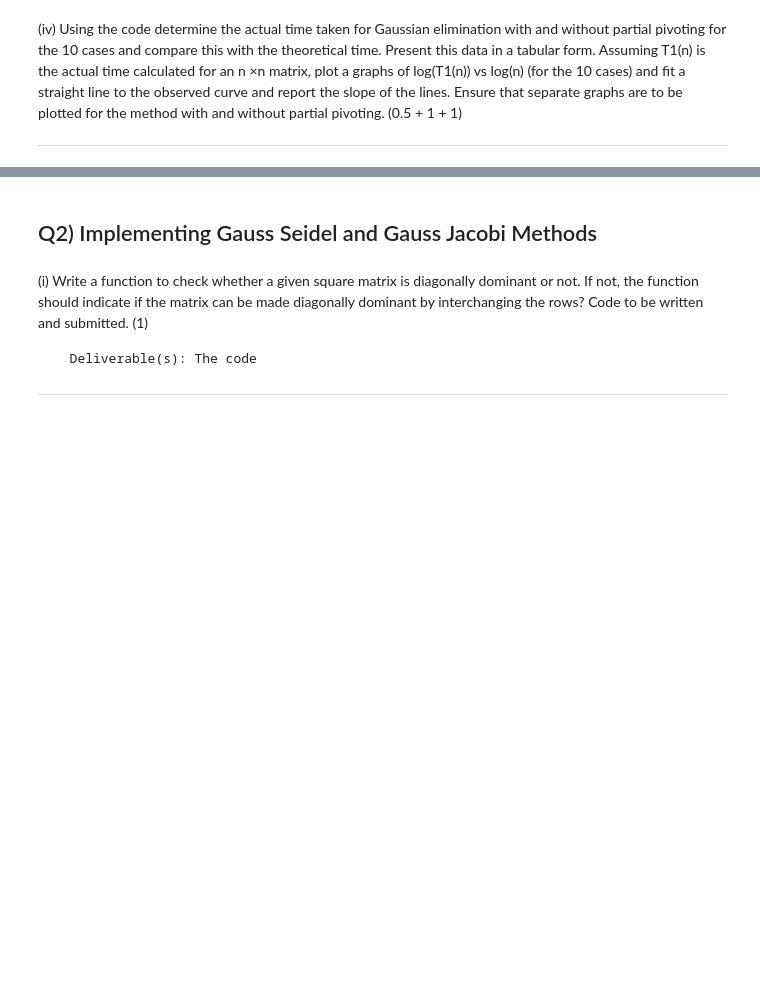
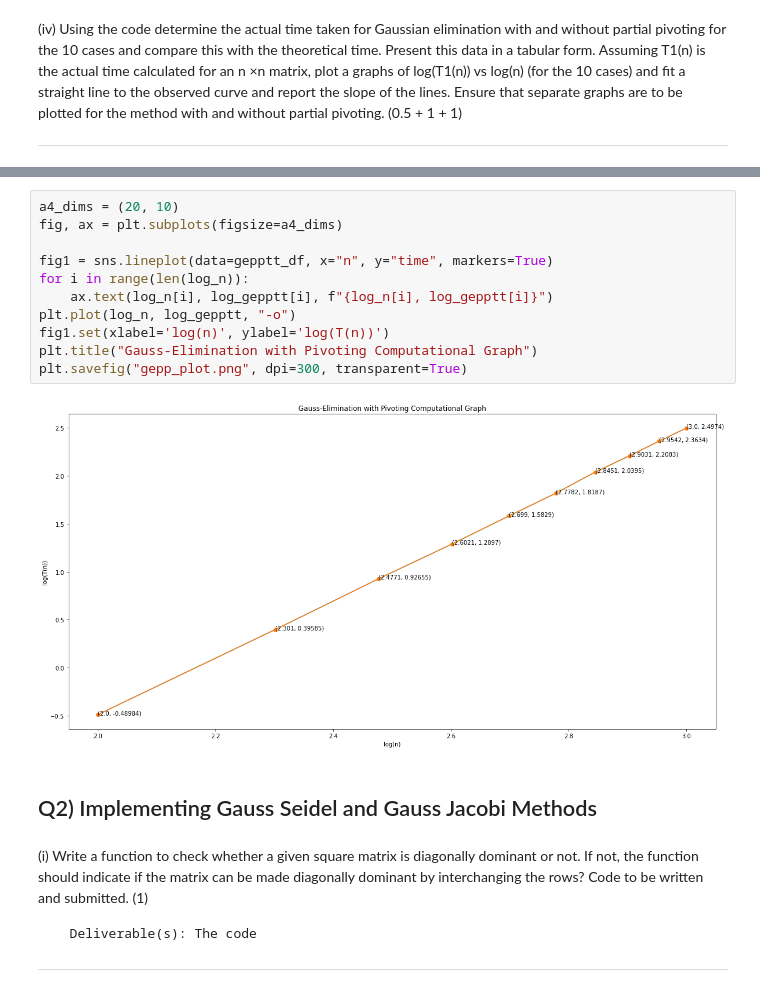
Before and after one commit to vipinindoria/mfds-assignments, a Jupyter notebook: assignment1/Assignment1.ipynb, the cells around one changed output, grey strips where cells are left out. Saved outputs shown, nothing was run; the diff lists cells and outputs as text; blank space fills up the shorter version.

```diff
--- a/assignment1/Assignment1.ipynb
+++ b/assignment1/Assignment1.ipynb
@@ -460,3 +616,16 @@ SystemExit: Triangle leading element zero detected, Division by Zero Error!
+# %%
+a4_dims = (20, 10)
+fig, ax = plt.subplots(figsize=a4_dims)
+
+fig1 = sns.lineplot(data=gepptt_df, x="n", y="time", markers=True)
+for i in range(len(log_n)):
+    ax.text(log_n[i], log_gepptt[i], f"{log_n[i], log_gepptt[i]}")
+plt.plot(log_n, log_gepptt, "-o")
+fig1.set(xlabel='log(n)', ylabel='log(T(n))')
+plt.title("Gauss-Elimination with Pivoting Computational Graph")
+plt.savefig("gepp_plot.png", dpi=300, transparent=True)
+# %% [output]
+[figure, added]
 # %% [markdown]
 ## Q2) Implementing Gauss Seidel and Gauss Jacobi Methods
 # %% [markdown]
```
Also changed, not shown: parts of 69 cells of this notebook.
